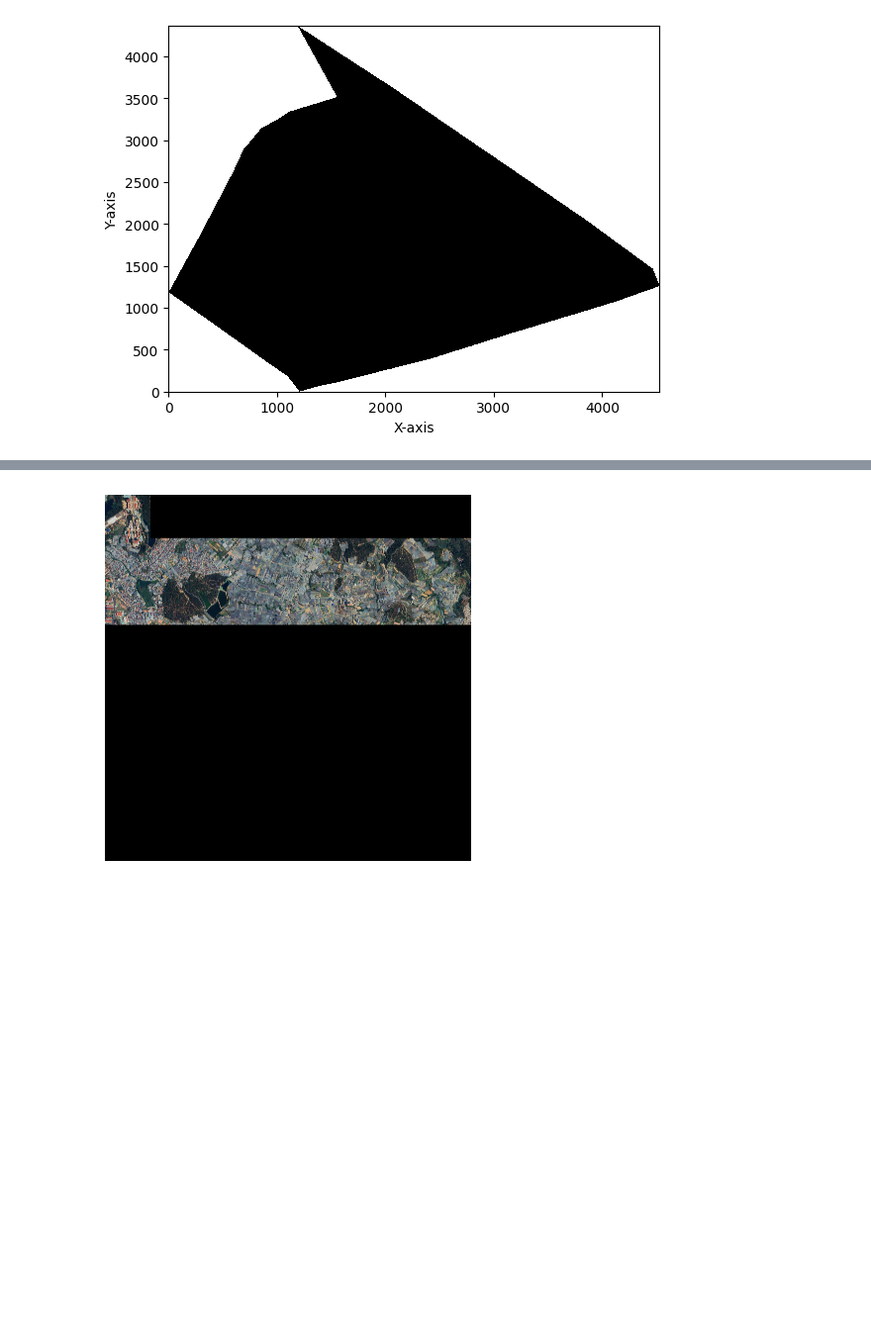
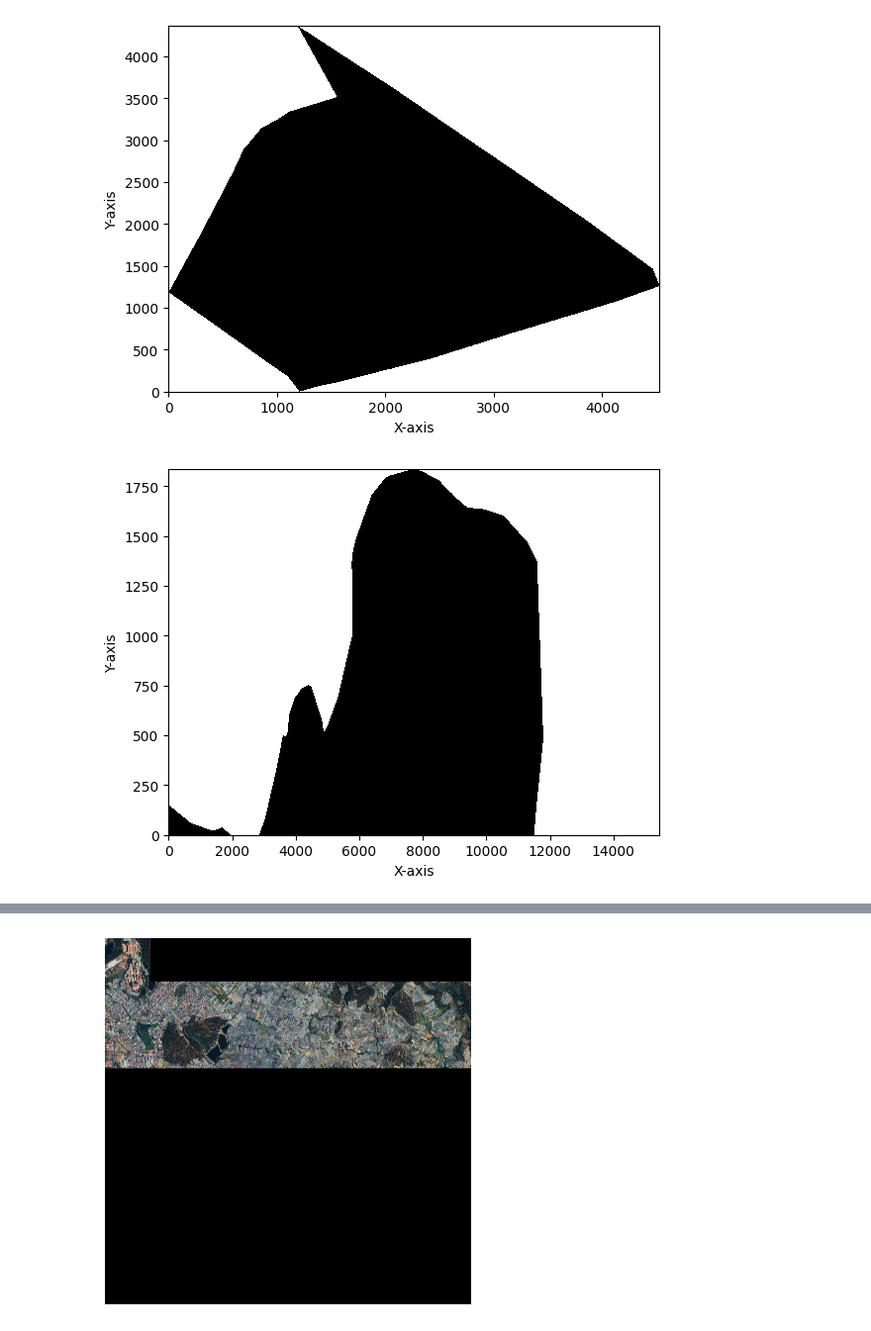
Before and after one commit to Phatdat01/real_estate, a Jupyter notebook: demo.ipynb, the cells around one changed output, grey strips where cells are left out. Shown: that part at 99% size. Cells and saved outputs as stored; diff of their text form; code cells hidden in the pictures; blank space fills up the shorter version.

```diff
--- a/demo.ipynb
+++ b/demo.ipynb
@@ -149,3 +157,16 @@ plt.ylabel("Y-axis")
 plt.show()
 # %% [output]
 [figure]
+# %%
+import numpy as np
+mask = np.load("data/mask/Đồng Nai/Tân Phú/Phú Lập/mask.npy")
+import matplotlib.pyplot as plt
+
+plt.pcolormesh(mask, cmap="binary")  # Reshape for plotting
+
+# Optional: Add labels and title
+plt.xlabel("X-axis")
+plt.ylabel("Y-axis")
+plt.show()
+# %% [output]
+[figure, added]
```
Also changed, not shown: parts of 2 cells of this notebook, 2 other files.
